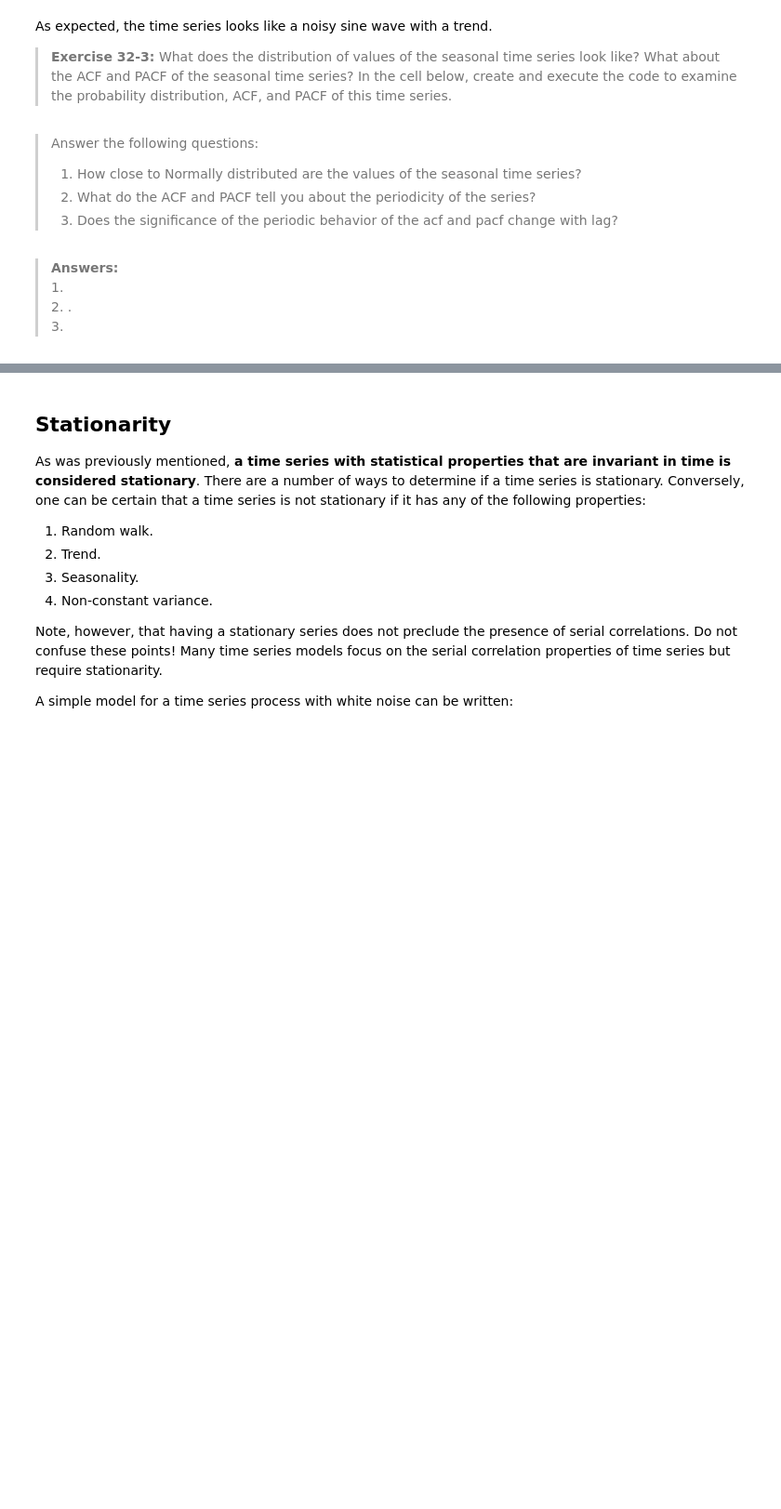
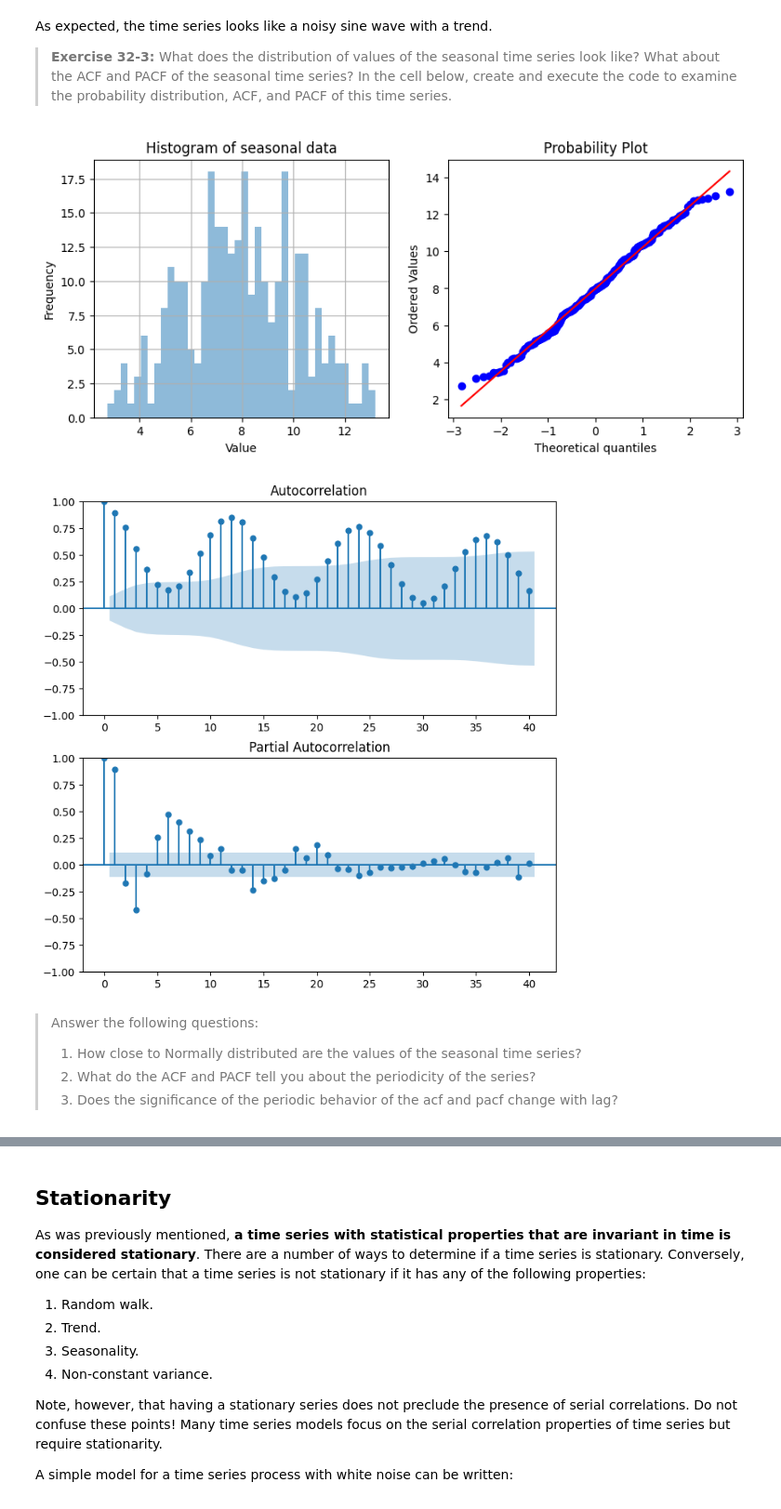
Before and after one commit to lscarval/CSCI-E-83-Fundamentals, a Jupyter notebook: Notebooks/32_Chapter32_PropertiesOfTimeSeries.ipynb, the cells around one changed output, grey strips where cells are left out. Shown at 93% size. Drawn from its saved outputs; the diff is of its cells as text; code cells hidden in the pictures; blank space fills up the shorter version.

```diff
--- a/Notebooks/32_Chapter32_PropertiesOfTimeSeries.ipynb
+++ b/Notebooks/32_Chapter32_PropertiesOfTimeSeries.ipynb
@@ -367,10 +520,14 @@ As expected, the time series looks like a noisy sine wave with a trend.
+# %%
+# Distribution analysis of the seasonal time series
+dist_ts(seasonal, 'seasonal data')
+
+# ACF and PACF analysis of the seasonal time series
+auto_partial_corr_plot(seasonal)
+# %% [output]
+[figure, added]
+[figure, added]
 # %% [markdown]
 > Answer the following questions:
 > 1. How close to Normally distributed are the values of the seasonal time series?
 > 2. What do the ACF and PACF tell you about the periodicity of the series?
 > 3. Does the significance of the periodic behavior of the acf and pacf change with lag?
-# %% [markdown]
-> **Answers:**
-> 1.
-> 2.               .
-> 3.
```
Also changed, not shown: parts of 51 cells of this notebook.
